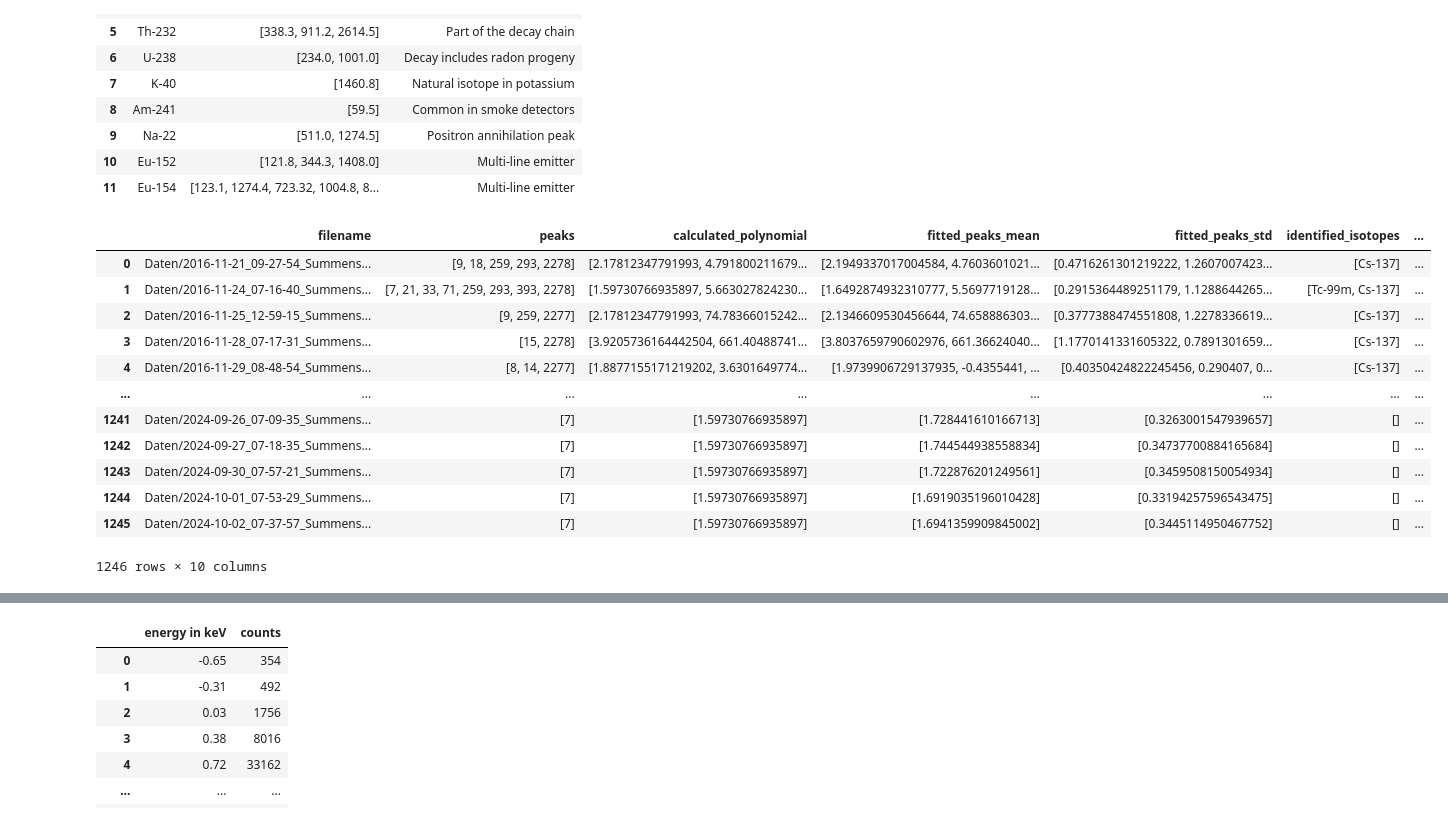
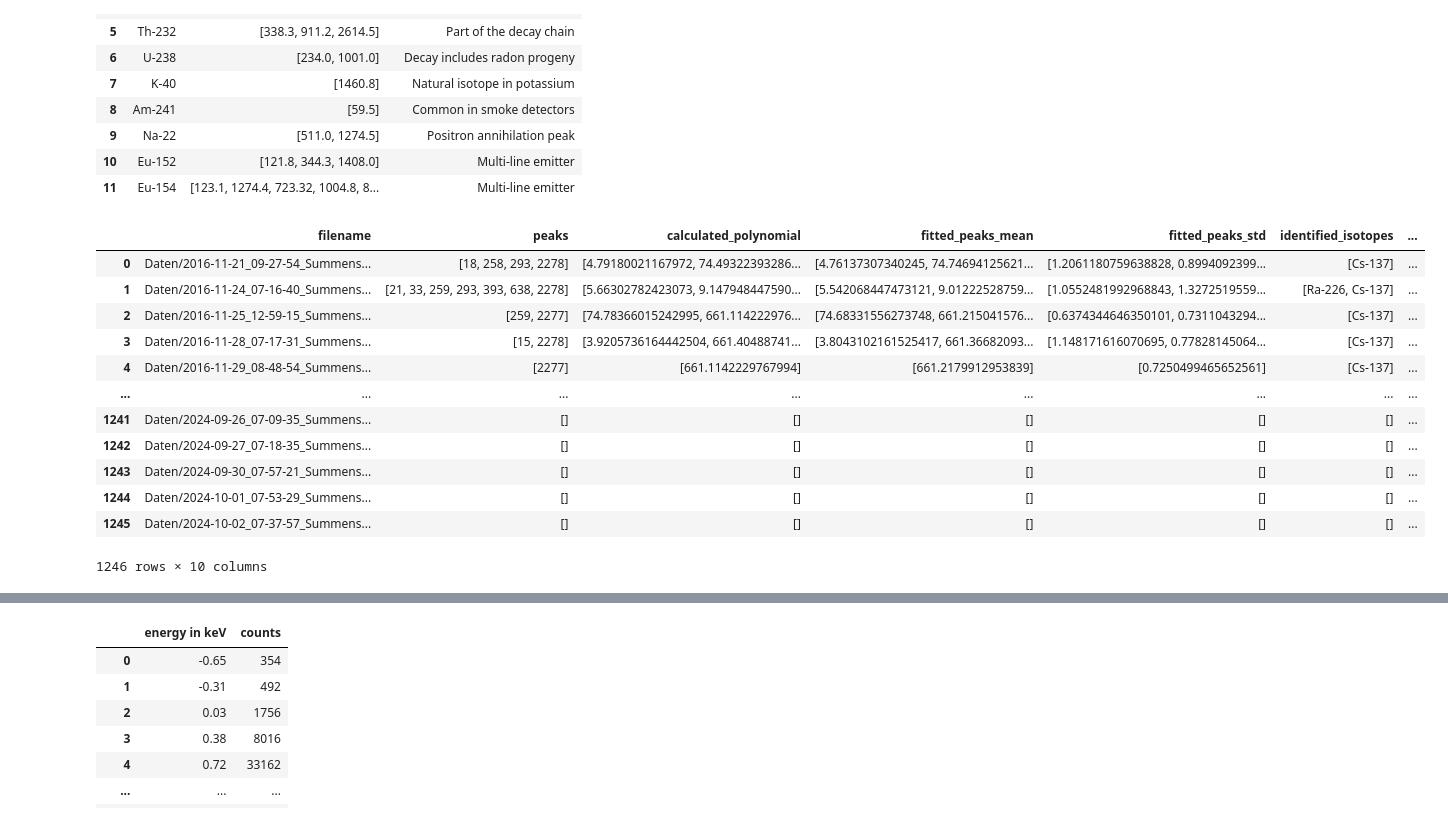
Before and after one commit to FNeubuerger/gammaspectroscopy, a Jupyter notebook: notebooks/analyse_spectra_outliers.ipynb, the cells around one changed output, grey strips where cells are left out. Drawn from its saved outputs; the diff is of its cells as text; code cells hidden in the pictures.

```diff
--- a/notebooks/analyse_spectra_outliers.ipynb
+++ b/notebooks/analyse_spectra_outliers.ipynb
@@ -18,22 +18,22 @@ get_isotopes_df()
 | 10 | Eu-152 | [121.8, 344.3, 1408.0] | Multi-line emitter |
 | 11 | Eu-154 | [123.1, 1274.4, 723.32, 1004.8, 8... | Multi-line emitter |
 # %%
-df = pd.read_parquet('results_prominence_500.pq')
+df = pd.read_parquet('results_prominence=500_rel_height=0.5_width=5_tolerance=0.7.pq')
 df["filename"] = df["filename"].str.replace("\\", "/")
 df
 # %% [output]
 |  | filename | peaks | calculated_polynomial | fitted_peaks_mean | fitted_peaks_std | identified_isotopes | ... |
-| 0 | Daten/2016-11-21_09-27-54_Summens... | [9, 18, 259, 293, 2278] | [2.17812347791993, 4.791800211679... | [2.1949337017004584, 4.7603601021... | [0.4716261301219222, 1.2607007423... | [Cs-137] | ... |
-| 1 | Daten/2016-11-24_07-16-40_Summens... | [7, 21, 33, 71, 259, 293, 393, 2278] | [1.59730766935897, 5.663027824230... | [1.6492874932310777, 5.5697719128... | [0.2915364489251179, 1.1288644265... | [Tc-99m, Cs-137] | ... |
-| 2 | Daten/2016-11-25_12-59-15_Summens... | [9, 259, 2277] | [2.17812347791993, 74.78366015242... | [2.1346609530456644, 74.658886303... | [0.3777388474551808, 1.2278336619... | [Cs-137] | ... |
-| 3 | Daten/2016-11-28_07-17-31_Summens... | [15, 2278] | [3.9205736164442504, 661.40488741... | [3.8037659790602976, 661.36624040... | [1.1770141331605322, 0.7891301659... | [Cs-137] | ... |
-| 4 | Daten/2016-11-29_08-48-54_Summens... | [8, 14, 2277] | [1.8877155171219202, 3.6301649774... | [1.9739906729137935, -0.4355441, ... | [0.40350424822245456, 0.290407, 0... | [Cs-137] | ... |
+| 0 | Daten/2016-11-21_09-27-54_Summens... | [18, 258, 293, 2278] | [4.79180021167972, 74.49322393286... | [4.76137307340245, 74.74694125621... | [1.2061180759638828, 0.8994092399... | [Cs-137] | ... |
+| 1 | Daten/2016-11-24_07-16-40_Summens... | [21, 33, 259, 293, 393, 638, 2278] | [5.66302782423073, 9.147948447590... | [5.542068447473121, 9.01222528759... | [1.0552481992968843, 1.3272519559... | [Ra-226, Cs-137] | ... |
+| 2 | Daten/2016-11-25_12-59-15_Summens... | [259, 2277] | [74.78366015242995, 661.114222976... | [74.68331556273748, 661.215041576... | [0.6374344646350101, 0.7311043294... | [Cs-137] | ... |
+| 3 | Daten/2016-11-28_07-17-31_Summens... | [15, 2278] | [3.9205736164442504, 661.40488741... | [3.8043102161525417, 661.36682093... | [1.148171616070695, 0.77828145064... | [Cs-137] | ... |
+| 4 | Daten/2016-11-29_08-48-54_Summens... | [2277] | [661.1142229767994] | [661.2179912953839] | [0.7250499465652561] | [Cs-137] | ... |
 | ... | ... | ... | ... | ... | ... | ... | ... |
-| 1241 | Daten/2024-09-26_07-09-35_Summens... | [7] | [1.59730766935897] | [1.728441610166713] | [0.3263001547939657] | [] | ... |
-| 1242 | Daten/2024-09-27_07-18-35_Summens... | [7] | [1.59730766935897] | [1.744544938558834] | [0.34737700884165684] | [] | ... |
-| 1243 | Daten/2024-09-30_07-57-21_Summens... | [7] | [1.59730766935897] | [1.722876201249561] | [0.3459508150054934] | [] | ... |
-| 1244 | Daten/2024-10-01_07-53-29_Summens... | [7] | [1.59730766935897] | [1.6919035196010428] | [0.33194257596543475] | [] | ... |
-| 1245 | Daten/2024-10-02_07-37-57_Summens... | [7] | [1.59730766935897] | [1.6941359909845002] | [0.3445114950467752] | [] | ... |
+| 1241 | Daten/2024-09-26_07-09-35_Summens... | [] | [] | [] | [] | [] | ... |
+| 1242 | Daten/2024-09-27_07-18-35_Summens... | [] | [] | [] | [] | [] | ... |
+| 1243 | Daten/2024-09-30_07-57-21_Summens... | [] | [] | [] | [] | [] | ... |
+| 1244 | Daten/2024-10-01_07-53-29_Summens... | [] | [] | [] | [] | [] | ... |
+| 1245 | Daten/2024-10-02_07-37-57_Summens... | [] | [] | [] | [] | [] | ... |
 1246 rows × 10 columns
 # %%
 process_spectrum(df.iloc[7]["filename"], prominence=1000, verbose=True) #if many peaks and high uncertainty it matches to many isotopes -> higher scoring threshold?
```
Also changed, not shown: parts of 2 cells of this notebook, 2 other files.
